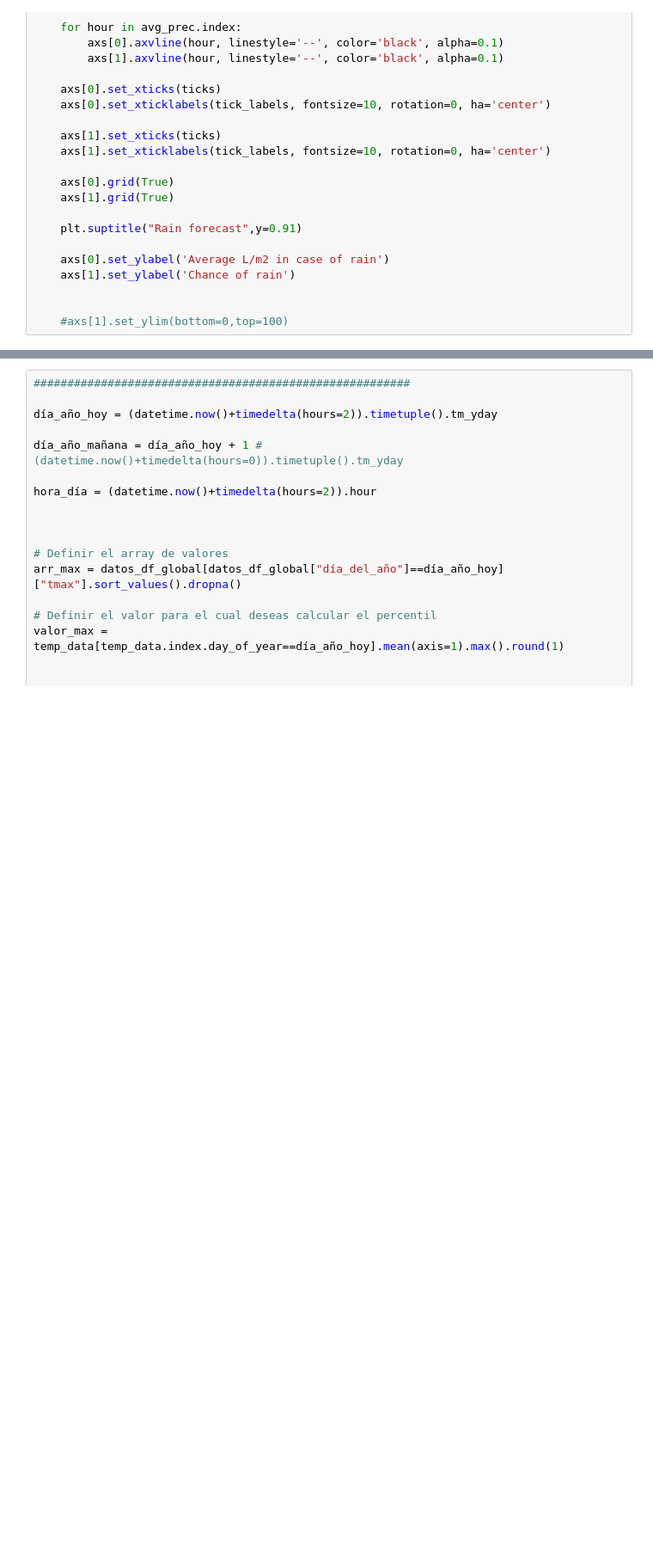
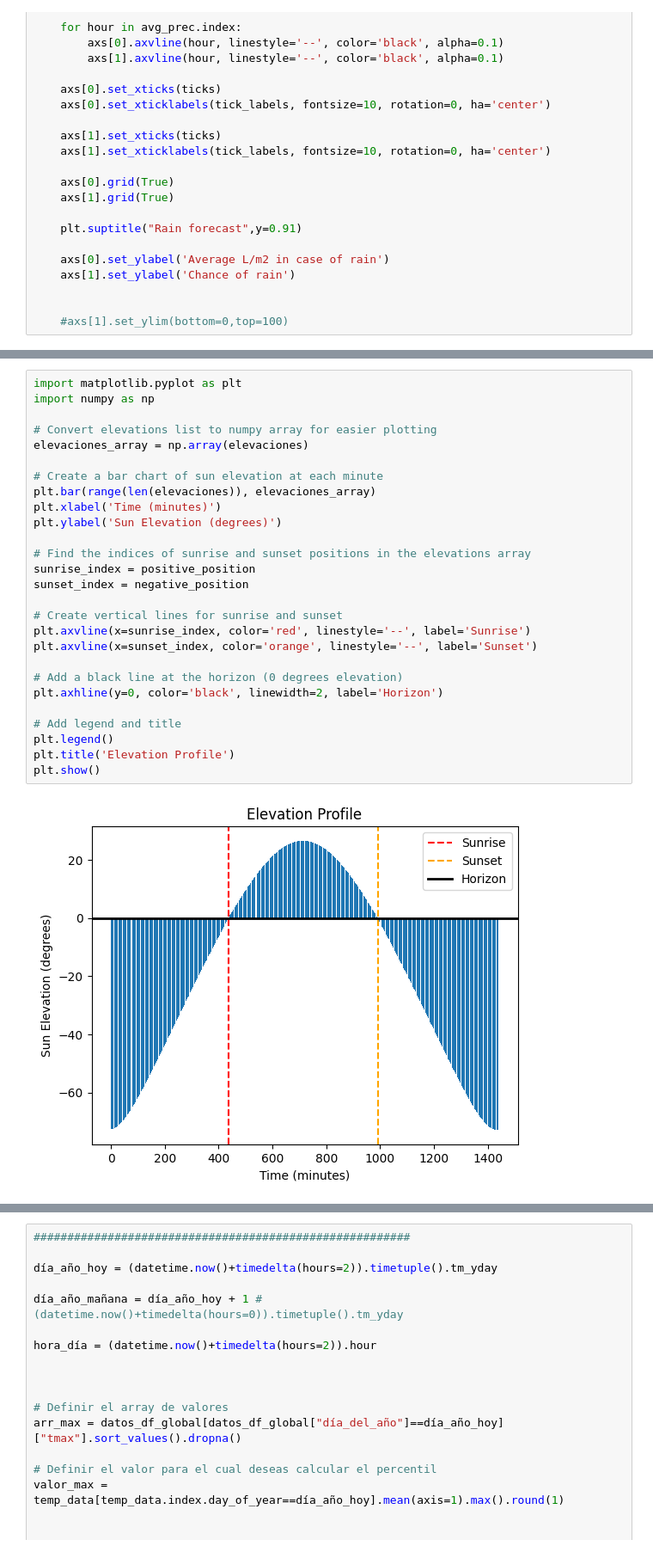
Before and after one commit to ivan5cg/Meteo, a Jupyter notebook: meteo dash.ipynb, the cells around one changed output, grey strips where cells are left out. Shown at 86% size. Cells and saved outputs as stored; diff of their text form; blank space fills up the shorter version.

```diff
--- a/meteo dash.ipynb
+++ b/meteo dash.ipynb
@@ -465,0 +717,29 @@ plot_rain_chance(chance_prec,avg_prec)
+# %%
+import matplotlib.pyplot as plt
+import numpy as np
+
+# Convert elevations list to numpy array for easier plotting
+elevaciones_array = np.array(elevaciones)
+
+# Create a bar chart of sun elevation at each minute
+plt.bar(range(len(elevaciones)), elevaciones_array)
+plt.xlabel('Time (minutes)')
+plt.ylabel('Sun Elevation (degrees)')
+
+# Find the indices of sunrise and sunset positions in the elevations array
+sunrise_index = positive_position
+sunset_index = negative_position
+
+# Create vertical lines for sunrise and sunset
+plt.axvline(x=sunrise_index, color='red', linestyle='--', label='Sunrise')
+plt.axvline(x=sunset_index, color='orange', linestyle='--', label='Sunset')
+
+# Add a black line at the horizon (0 degrees elevation)
+plt.axhline(y=0, color='black', linewidth=2, label='Horizon')
+
+# Add legend and title
+plt.legend()
+plt.title('Elevation Profile')
+plt.show()
+# %% [output]
+[figure, added]
```
Also changed, not shown: parts of 38 cells of this notebook, 3 other files.
